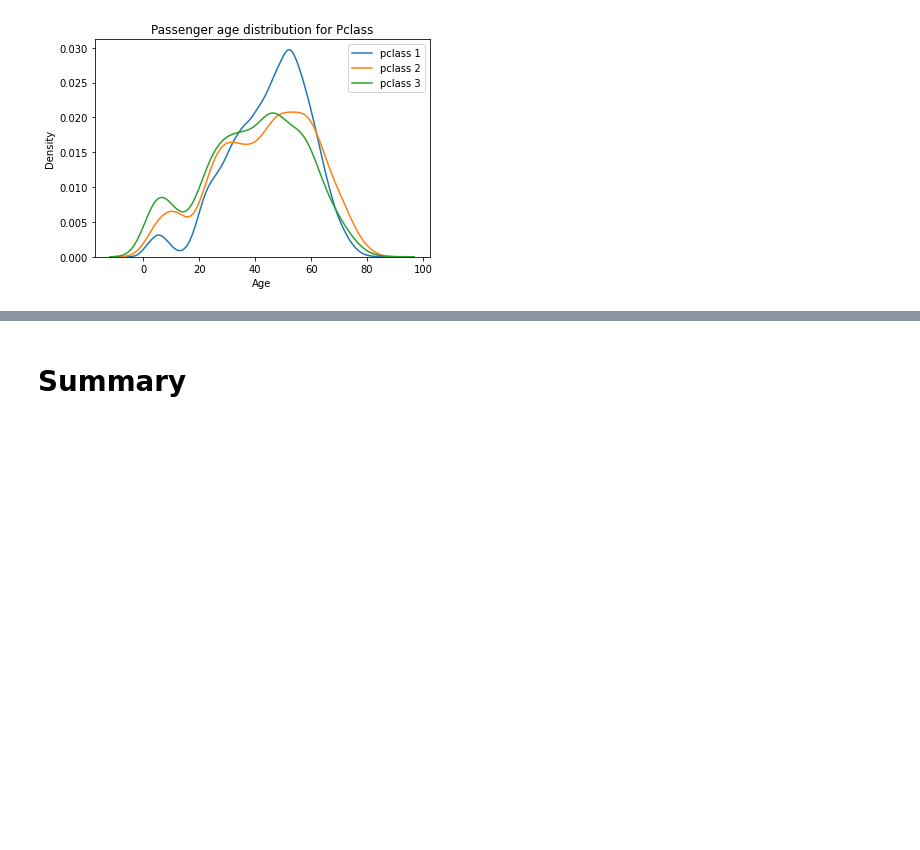
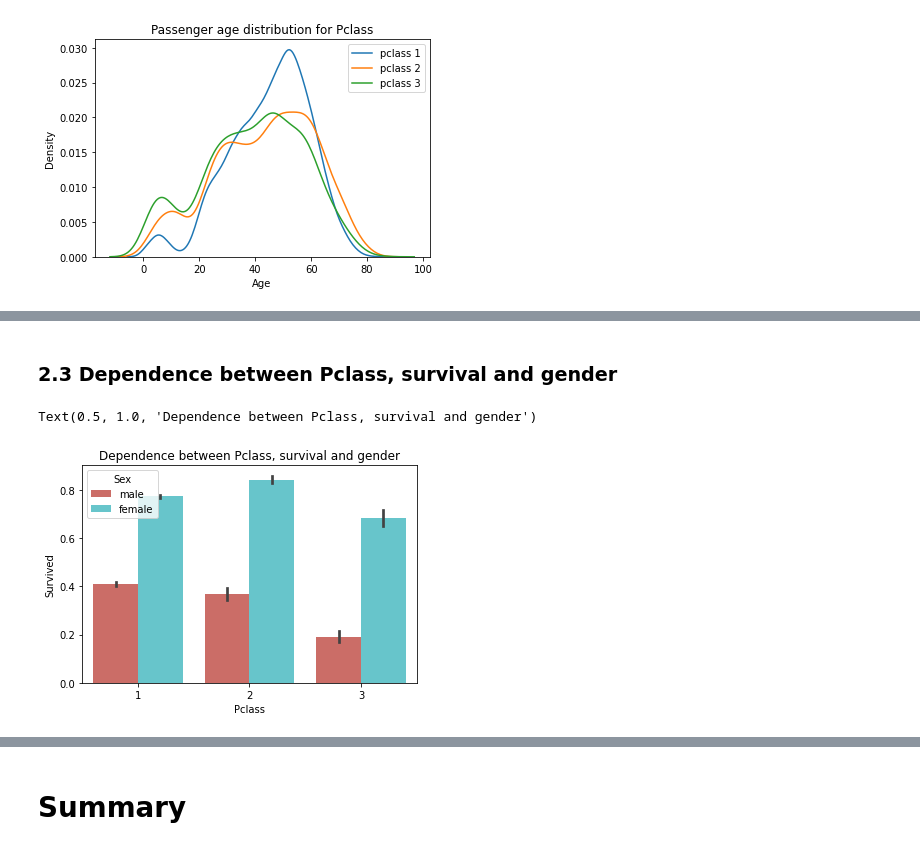
Before and after one commit to AleksandraVS/ML-COURSE-2022, a Jupyter notebook: eda.ipynb, the cells around one changed output, grey strips where cells are left out. Saved outputs shown, nothing was run; the diff lists cells and outputs as text; code cells hidden in the pictures; blank space fills up the shorter version.

```diff
--- a/eda.ipynb
+++ b/eda.ipynb
@@ -118,0 +162,8 @@ Text(0.5, 1.0, 'Percentage of survivors for gender')
+# %% [markdown]
+### 2.3  Dependence between Pclass, survival and gender
+# %%
+sns.barplot(x = df["Pclass"], y = df["Survived"], hue = df["Sex"], palette = "hls")
+plt.title("Dependence between Pclass, survival and gender")
+# %% [output]
+Text(0.5, 1.0, 'Dependence between Pclass, survival and gender')
+[figure, added]
```
Also changed, not shown: parts of 36 cells of this notebook.
